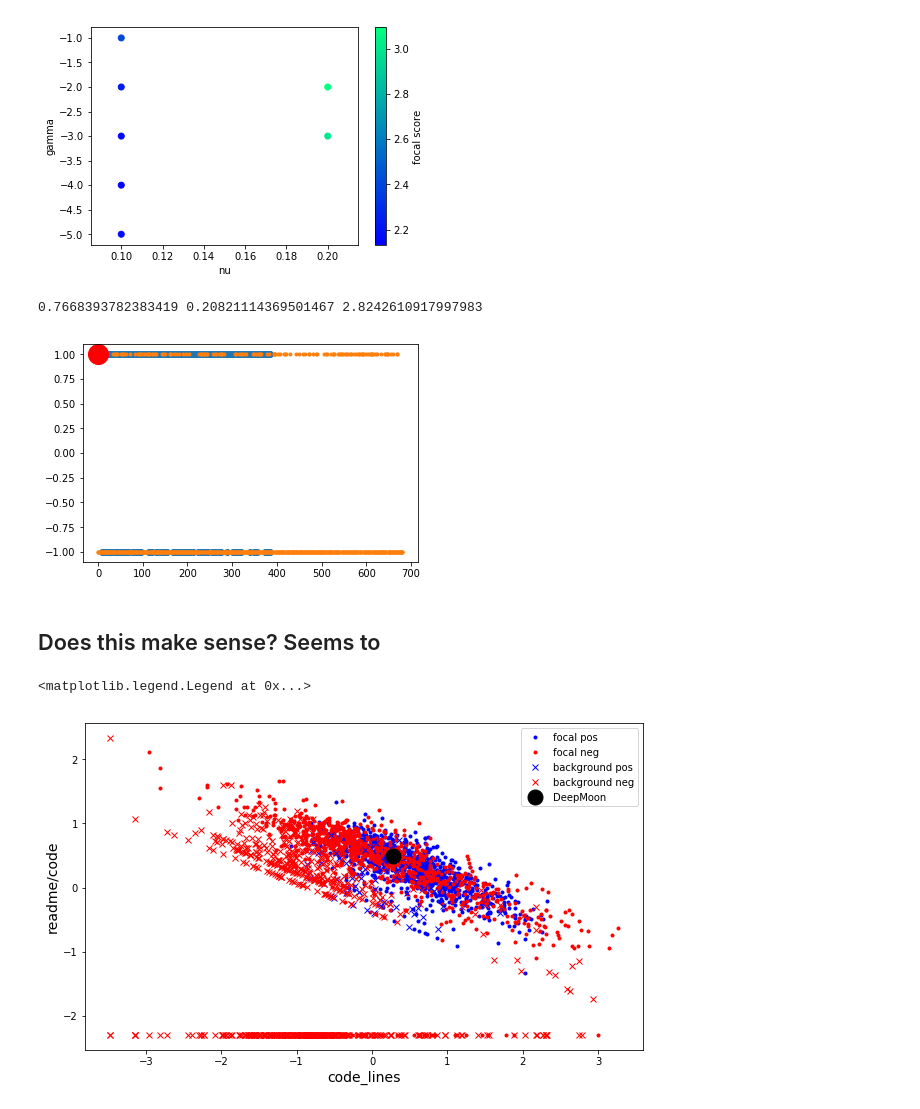
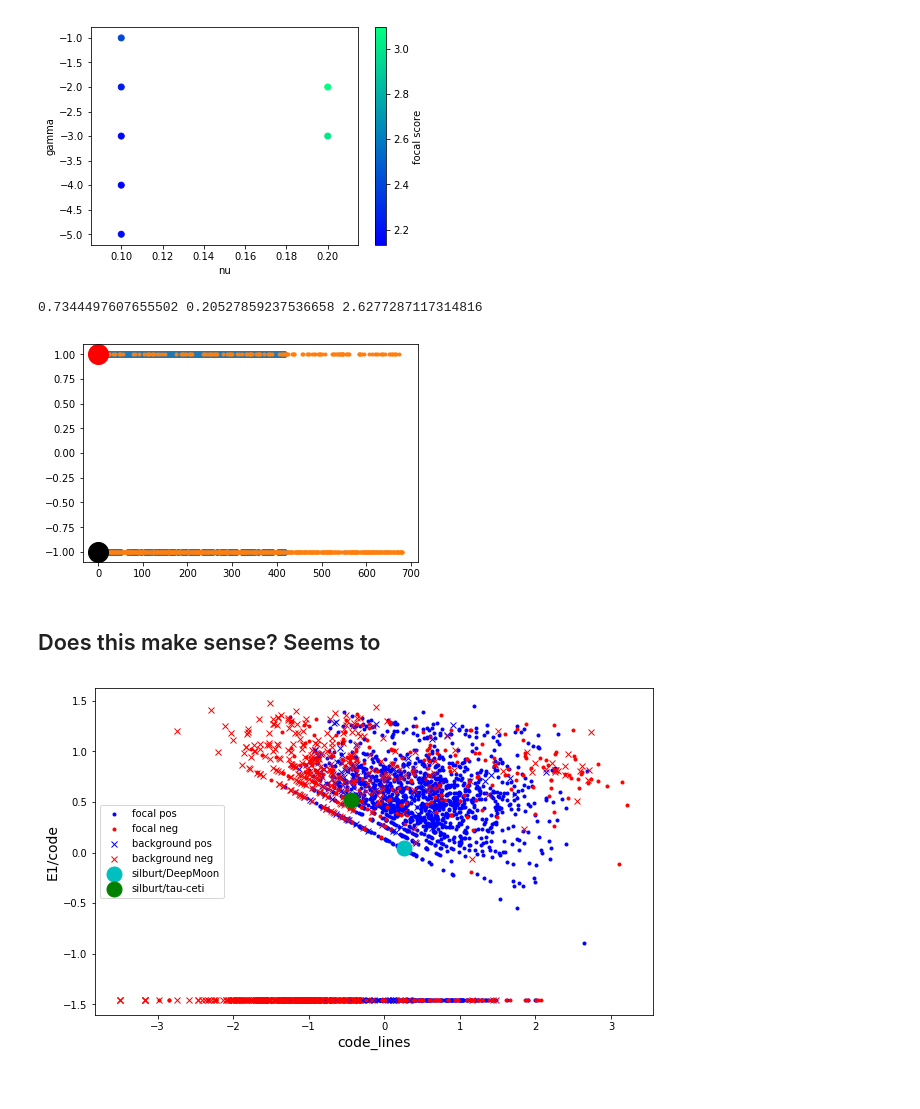
Before and after one commit to silburt/git-screened, a Jupyter notebook: Modeling.ipynb, the cells around one changed output. Saved outputs shown, nothing was run; the diff lists cells and outputs as text; code cells hidden in the pictures.

```diff
--- a/Modeling.ipynb
+++ b/Modeling.ipynb
@@ -215,52 +215,55 @@ clf.fit(X_train)
 y_pred_test = clf.predict(X_test)
 y_pred_background = clf.predict(Xb_train)
 y_DeepMoon = clf.predict(DM)[0]
+y_tauceti = clf.predict(TC)[0]
 
 import matplotlib.pyplot as plt
 %matplotlib inline
 plt.plot(y_pred_test, 'o')
 plt.plot(y_pred_background, '.')
 plt.plot(y_DeepMoon, 'o', color='red', ms=20)
+plt.plot(y_tauceti, 'o', color='black', ms=20)
 
 recall = len(np.where(y_pred_test == 1)[0])/float(len(X_test))
 background_focal_frac = len(np.where(y_pred_background == 1)[0])/float(len(Xb_train))
 print(recall, background_focal_frac, recall**2/background_focal_frac)
 # %% [output]
-0.7668393782383419 0.20821114369501467 2.8242610917997983
+0.7344497607655502 0.20527859237536658 2.6277287117314816
-[figure, old version]
+[figure, new version]
 # %% [markdown]
 ## Does this make sense? Seems to
 # %%
 y_pred_train = clf.predict(X_train)
 train_pos = y_pred_train == 1
 train_neg = y_pred_train == -1
 test_pos = y_pred_test == 1
 test_neg = y_pred_test == -1
 back_pos = y_pred_background == 1
 back_neg = y_pred_background == -1
 
 features = ['code/files','comment/code','test/code','readme/code','docstring/code',
             'E1/code','E2/code','E3/code',
             'E4/code','E5/code','E7/code',
             'W1/code','W2/code','W3/code','W6/code','code_lines']
 fontsize = 14
 
 x_ = -1
-y_ = 3
+y_ = 5
 plt.figure(figsize=(10,6))
 plt.plot(X_train[train_pos, x_], X_train[train_pos, y_], '.', color='blue', label='focal pos')
 plt.plot(X_test[test_pos, x_], X_test[test_pos, y_], '.', color='blue')
 plt.plot(X_train[train_neg, x_], X_train[train_neg, y_], '.', color='red', label='focal neg')
 plt.plot(X_test[test_neg, x_], X_test[test_neg, y_], '.', color='red')
 plt.plot(Xb_train[back_pos, x_], Xb_train[back_pos, y_], 'x', color='blue', label='background pos')
 plt.plot(Xb_train[back_neg, x_], Xb_train[back_neg, y_], 'x', color='red', label='background neg')
-plt.plot(DM[0, x_], DM[0, y_], 'ko', ms=15, label='DeepMoon')
+plt.plot(DM[0, x_], DM[0, y_], 'co', ms=15, label='silburt/DeepMoon')
+plt.plot(TC[0, x_], TC[0, y_], 'go', ms=15, label='silburt/tau-ceti')
 plt.xlabel(features[x_], fontsize=fontsize)
 plt.ylabel(features[y_], fontsize=fontsize)
 plt.legend()
+plt.savefig('images/out%d.png'%y_)
 # %% [output]
-<matplotlib.legend.Legend at 0x...>
-[figure, old version]
+[figure, new version]
 # %%
 train_features = ['code/files','comment/code','test/code','readme/code','docstring/code',
                   'E1/code','E2/code','E3/code','E4/code','E5/code','E7/code',
```
Also changed, not shown: parts of 5 cells of this notebook, 2 other files.
